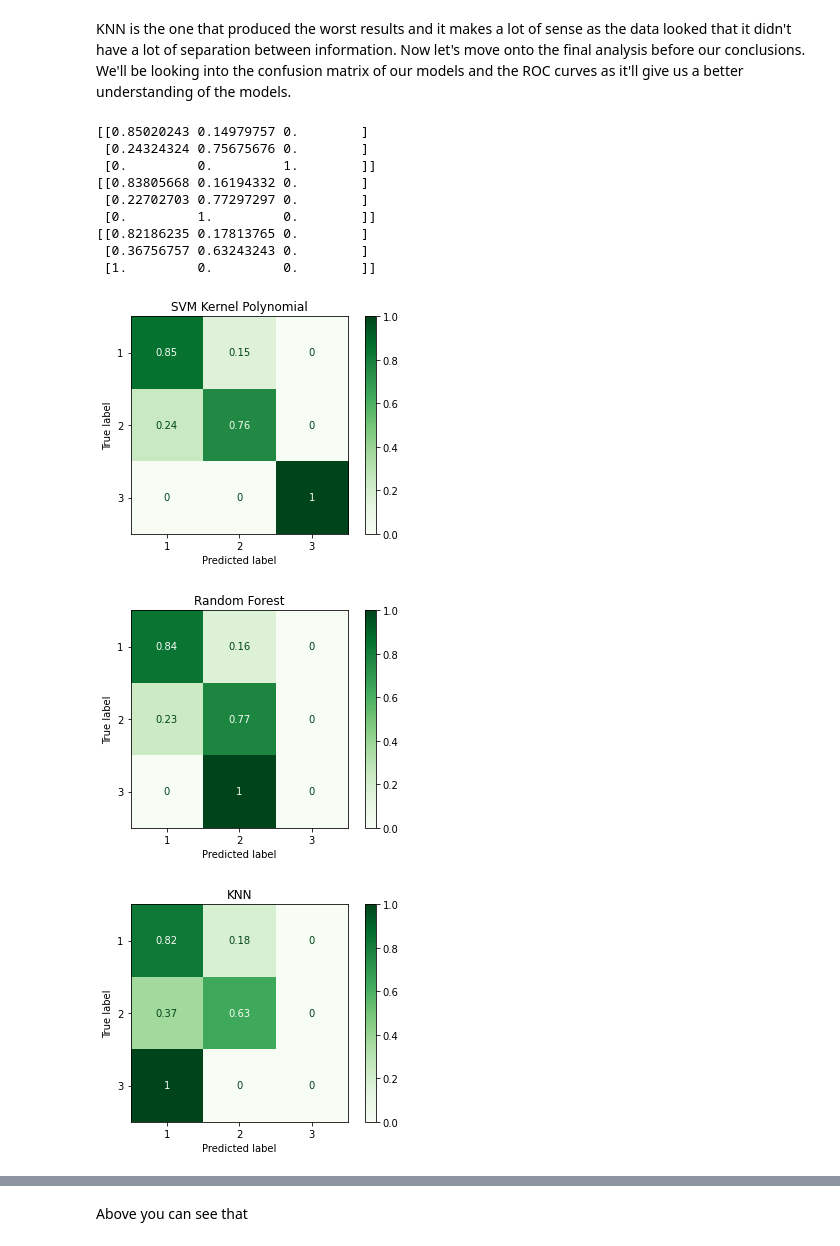
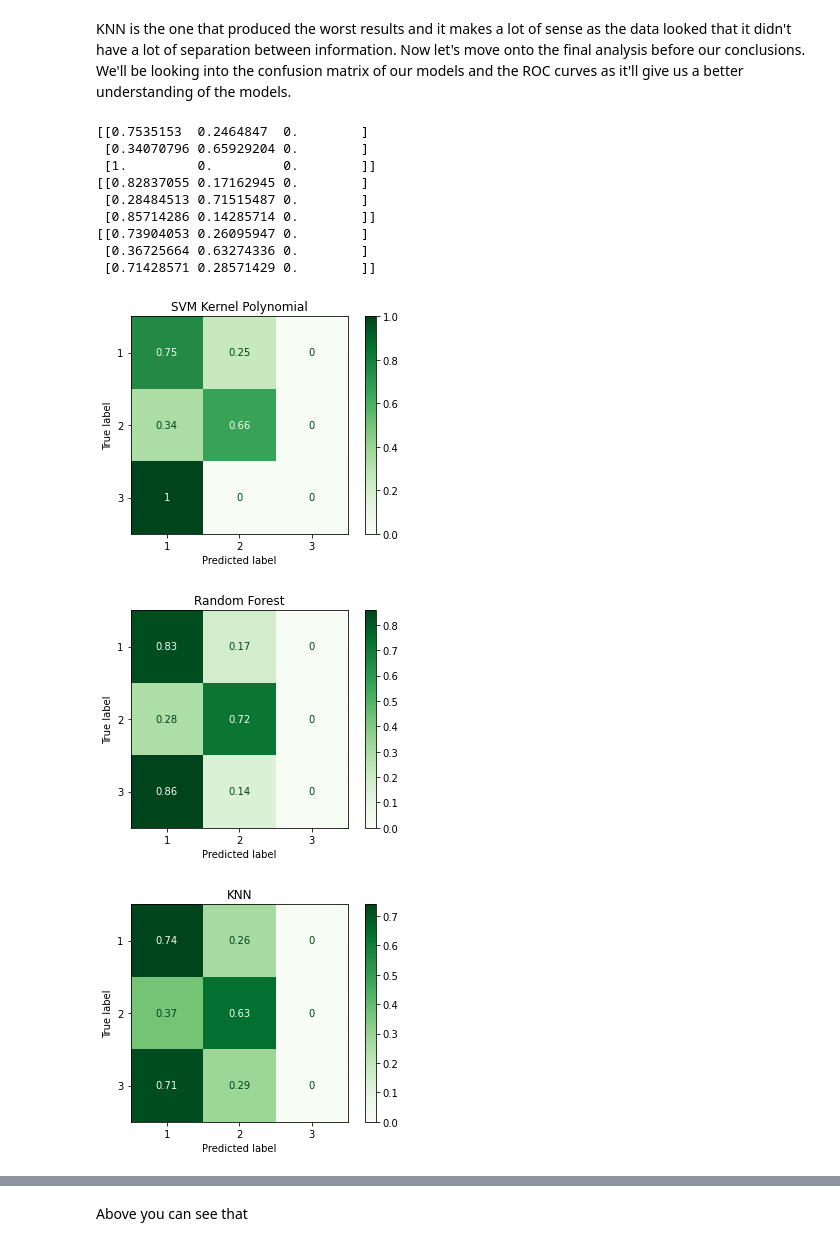
Before and after one commit to xavikp/kaggle-apc2122, a Jupyter notebook: src/predictor.ipynb, the cells around one changed output, grey strips where cells are left out. Saved outputs shown, nothing was run; the diff lists cells and outputs as text; code cells hidden in the pictures.

Commit message:
corrected roc curves, small readme changes

```diff
--- a/src/predictor.ipynb
+++ b/src/predictor.ipynb
@@ -351,7 +349,7 @@ plt.legend(["Accuracy", "F1"])
 # %%
 t0=time()
 
-neig = [1,2,3,4,5,10,15,25,50,100,250]
+neig = [1,2,3,4,5,10,15,25,50,75,90]
 
 res_acc = []
 res_F1 = []
@@ -389,39 +387,39 @@ Now let's move onto the final analysis before our conclusions. We'll be looking
 # %%
 #for the SVMs I take the best perfoming kernel which is the linear one, for the other models I've already determined what parameter
 #gave us the better results
-knn_ = KNeighborsClassifier(n_neighbors=25)
+knn_ = KNeighborsClassifier(n_neighbors=15)
 knn_.fit(x_train,y_train)
 knn_pred = knn_.predict(x_test)
 
 random_forest = RandomForestClassifier(n_estimators=est,max_depth=75, max_features=0.6, random_state=42)
 random_forest.fit(x_train,y_train)
 random_pred = random_forest.predict(x_test)
 
 linear = svm.SVC(decision_function_shape='ovo',kernel='poly',degree=6, C=10, probability=True).fit(x_train, y_train)
 linear_pred = linear.predict(x_test)
 
 titles_options = [("SVM Kernel Polynomial", linear),
                   ("Random Forest", random_forest),
                   ("KNN", knn_)]
 for title, classifier in titles_options:
     disp = plot_confusion_matrix(classifier, x_test, y_test,
                                  cmap=plt.cm.Greens,
                                  normalize='true')
     disp.ax_.set_title(title)
     print(disp.confusion_matrix)
 # %% [output]
-[[0.85020243 0.14979757 0.        ]
- [0.24324324 0.75675676 0.        ]
- [0.         0.         1.        ]]
-[[0.83805668 0.16194332 0.        ]
- [0.22702703 0.77297297 0.        ]
- [0.         1.         0.        ]]
-[[0.82186235 0.17813765 0.        ]
- [0.36756757 0.63243243 0.        ]
+[[0.7535153  0.2464847  0.        ]
+ [0.34070796 0.65929204 0.        ]
  [1.         0.         0.        ]]
+[[0.82837055 0.17162945 0.        ]
+ [0.28484513 0.71515487 0.        ]
+ [0.85714286 0.14285714 0.        ]]
+[[0.73904053 0.26095947 0.        ]
+ [0.36725664 0.63274336 0.        ]
+ [0.71428571 0.28571429 0.        ]]
-[figure, old version]
+[figure, new version]
-[figure, old version]
+[figure, new version]
-[figure, old version]
+[figure, new version]
 # %%
 titles_options = [("SVM Kernel Polynomial", linear_pred),
                   ("Random Forest", random_pred),
```
Also changed, not shown: parts of 9 cells of this notebook, 1 other file.
